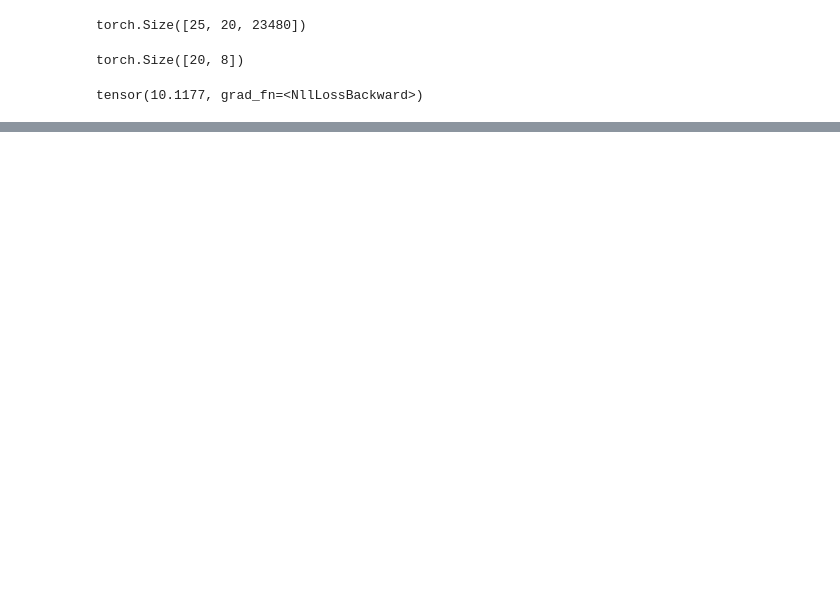
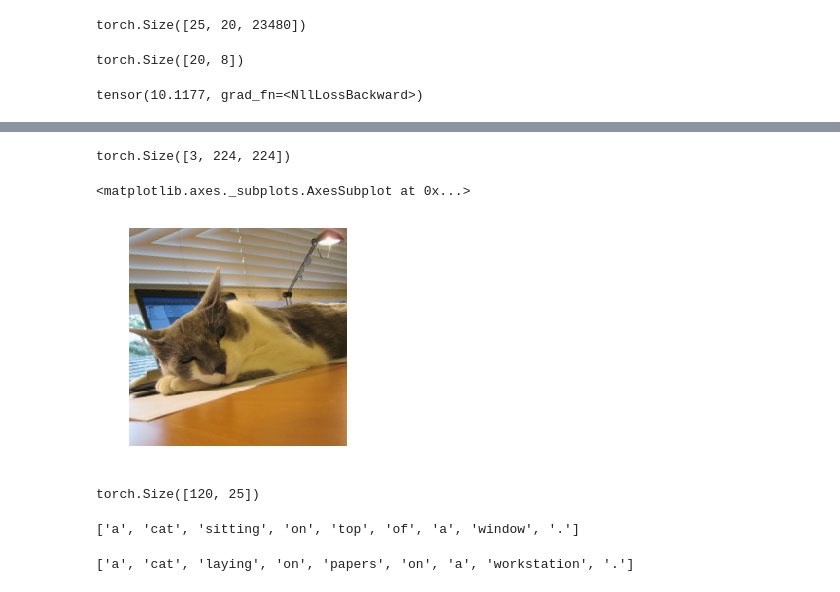
Before and after one commit to Machine-Learning-Tokyo/Seq2Seq-Workshop, a Jupyter notebook: notebooks/image-captioning.ipynb, the cells around one changed output, grey strips where cells are left out. Cells and saved outputs as stored; diff of their text form; code cells hidden in the pictures; blank space fills up the shorter version.

```diff
--- a/notebooks/image-captioning.ipynb
+++ b/notebooks/image-captioning.ipynb
@@ -360,0 +375,9 @@ KeyboardInterrupt:
+# %%
+x[0].size()
+# %% [output]
+torch.Size([3, 224, 224])
+# %%
+show_img(denorm(x)[0])
+# %% [output]
+<matplotlib.axes._subplots.AxesSubplot at 0x...>
+[figure, added]
@@ -360,0 +386,12 @@ KeyboardInterrupt:
+# %%
+y.size()
+# %% [output]
+torch.Size([120, 25])
+# %%
+[itos[o] for o in preds[:,0] if o not in [0,1,2]]
+# %% [output]
+['a', 'cat', 'sitting', 'on', 'top', 'of', 'a', 'window', '.']
+# %%
+[itos[o] for o in y[0] if o not in [0,1,2]]
+# %% [output]
+['a', 'cat', 'laying', 'on', 'papers', 'on', 'a', 'workstation', '.']
```
Also changed, not shown: parts of 21 cells of this notebook, 2 other files.
